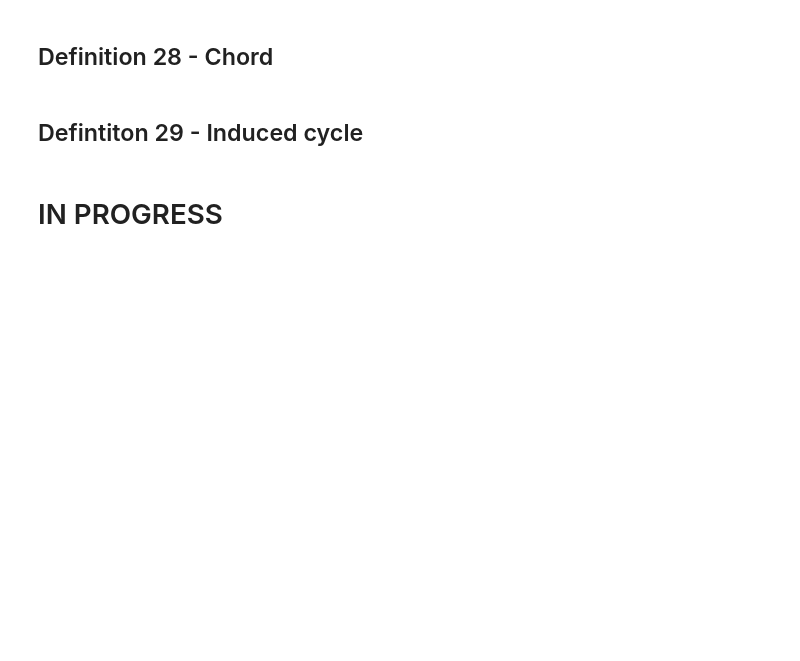
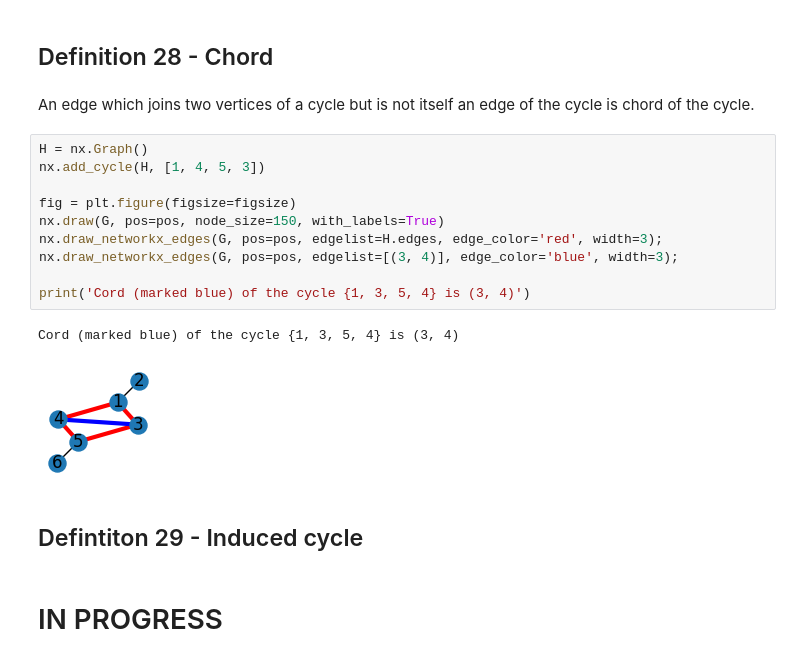
Before and after one commit to lipinski/graph-theory, a Jupyter notebook: definitions.ipynb, the cells around one changed output. Saved outputs shown, nothing was run; the diff lists cells and outputs as text; blank space fills up the shorter version.

```diff
--- a/definitions.ipynb
+++ b/definitions.ipynb
@@ -490,5 +514,20 @@ for i, cycle in enumerate(cycles):
 # %% [markdown]
 ## Definition 28 - Chord
+# %% [markdown]
+An edge which joins two vertices of a cycle but is not itself an edge of the cycle is chord of the cycle.
+# %%
+H = nx.Graph()
+nx.add_cycle(H, [1, 4, 5, 3])
+
+fig = plt.figure(figsize=figsize)
+nx.draw(G, pos=pos, node_size=150, with_labels=True)
+nx.draw_networkx_edges(G, pos=pos, edgelist=H.edges, edge_color='red', width=3);
+nx.draw_networkx_edges(G, pos=pos, edgelist=[(3, 4)], edge_color='blue', width=3);
+
+print('Cord (marked blue) of the cycle {1, 3, 5, 4} is (3, 4)')
+# %% [output]
+Cord (marked blue) of the cycle {1, 3, 5, 4} is (3, 4)
+[figure, added]
 # %% [markdown]
 ## Defintiton 29 - Induced cycle
 # %% [markdown]
```
Also changed, not shown: parts of 4 cells of this notebook.
